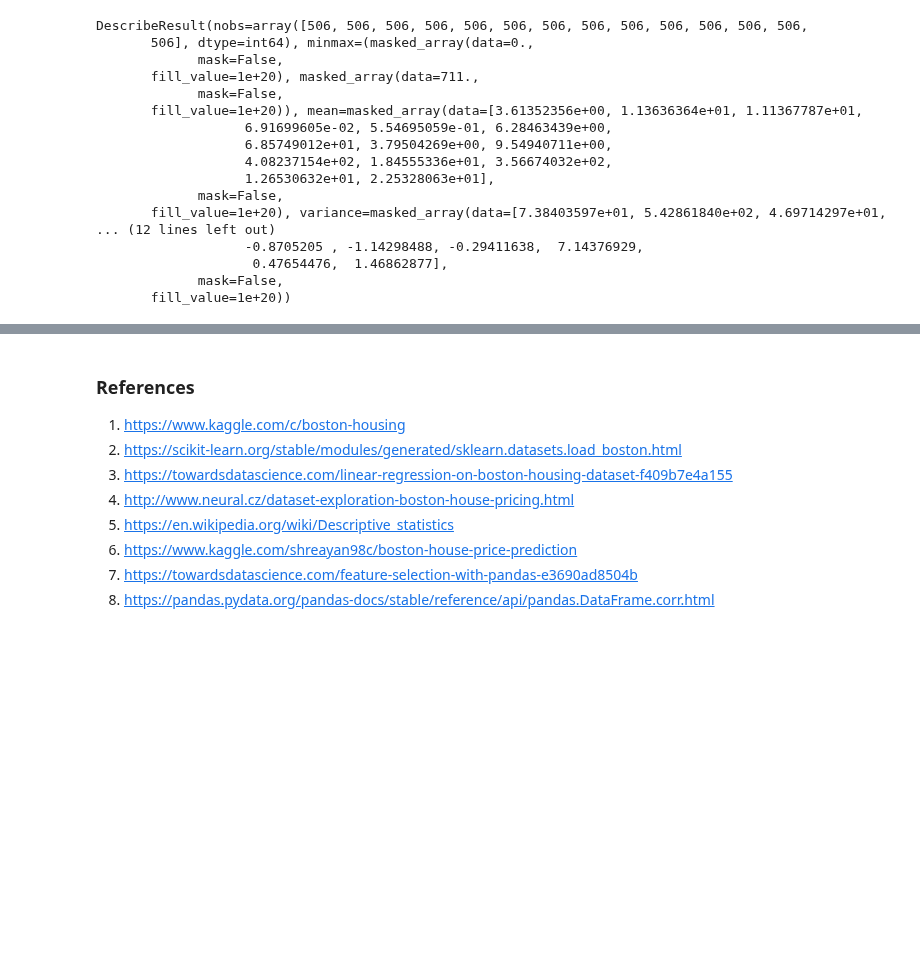
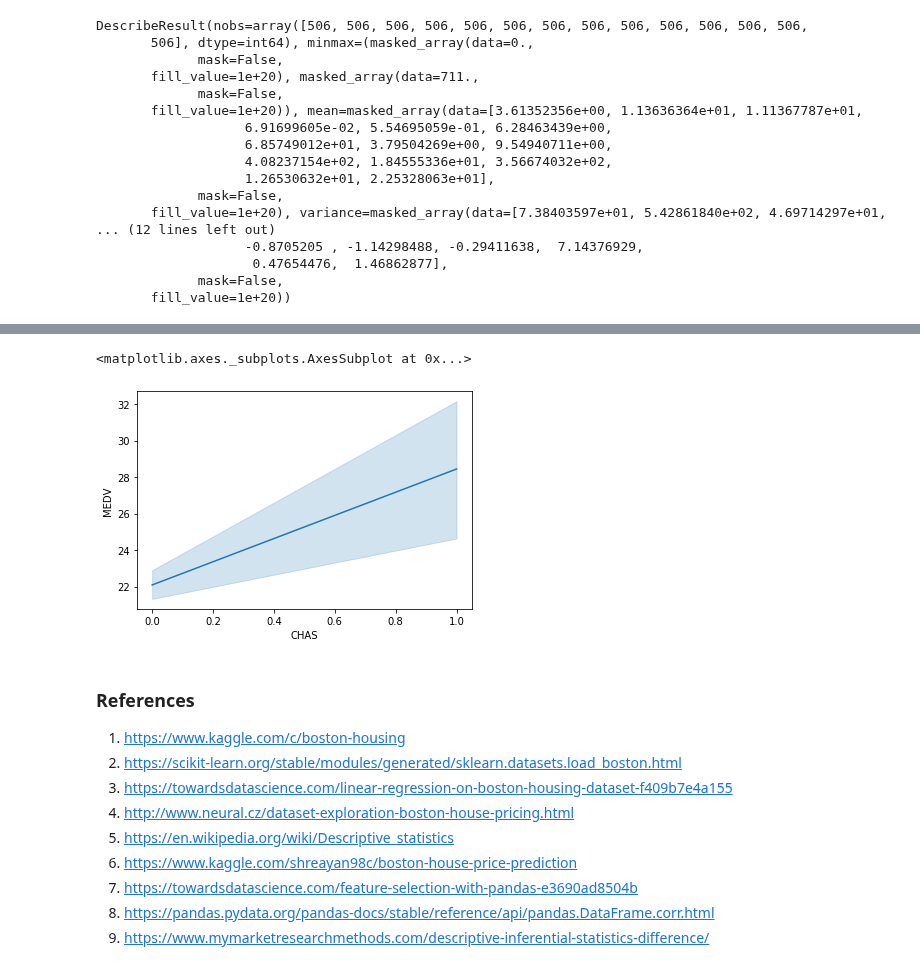
Before and after one commit to AideenByrne/2019MachineLearningProject, a Jupyter notebook: 2019project.ipynb, the cells around one changed output, grey strips where cells are left out. Cells and saved outputs as stored; diff of their text form; code cells hidden in the pictures; blank space fills up the shorter version.

```diff
--- a/2019project.ipynb
+++ b/2019project.ipynb
@@ -161,3 +173,10 @@ df1 = pd.DataFrame(df, columns=columns)
+# %%
+x = df1["CHAS"]
+y= df1["MEDV"]
+sns.lineplot(x, y)
+# %% [output]
+<matplotlib.axes._subplots.AxesSubplot at 0x...>
+[figure, added]
 # %% [markdown]
 ### References
 1. https://www.kaggle.com/c/boston-housing
@@ -168,3 +187,4 @@ df1 = pd.DataFrame(df, columns=columns)
 6. https://www.kaggle.com/shreayan98c/boston-house-price-prediction
 7. https://towardsdatascience.com/feature-selection-with-pandas-e3690ad8504b
 8. https://pandas.pydata.org/pandas-docs/stable/reference/api/pandas.DataFrame.corr.html
+9. https://www.mymarketresearchmethods.com/descriptive-inferential-statistics-difference/
```
Also changed, not shown: parts of 9 cells of this notebook.
